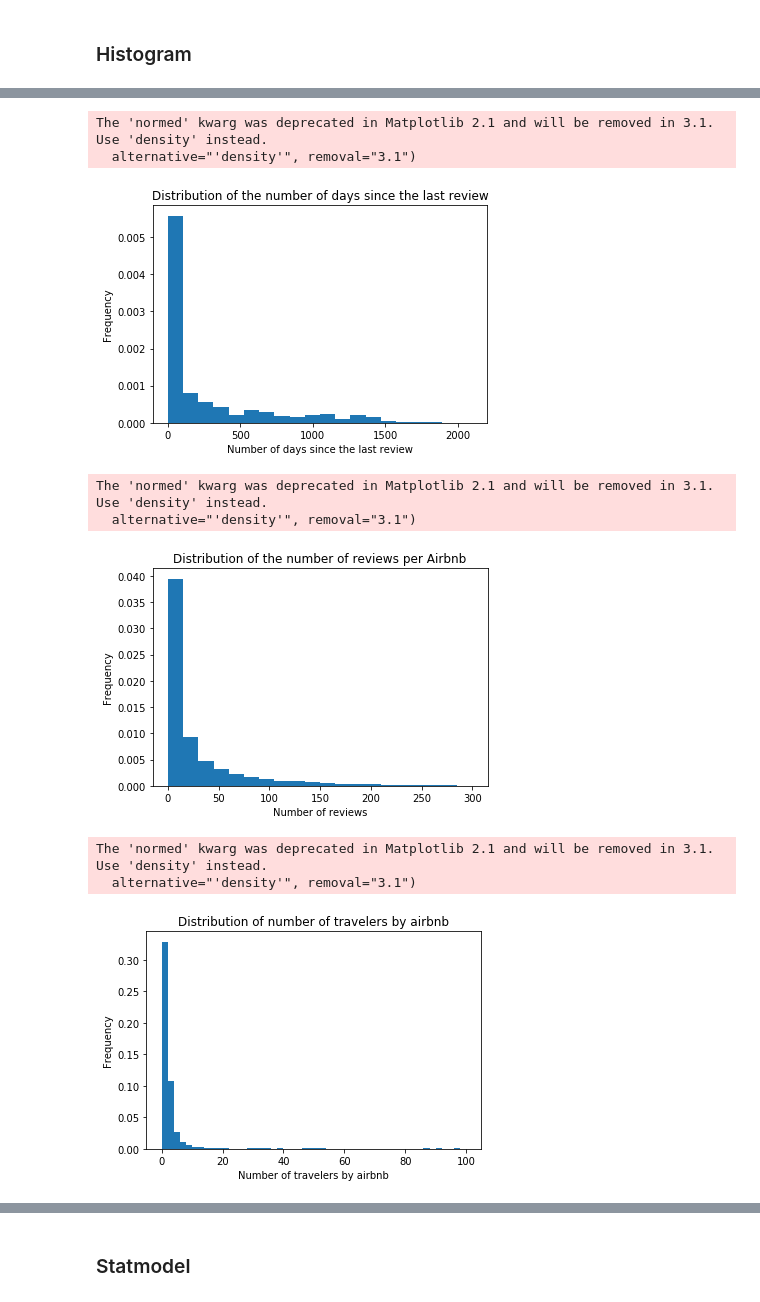
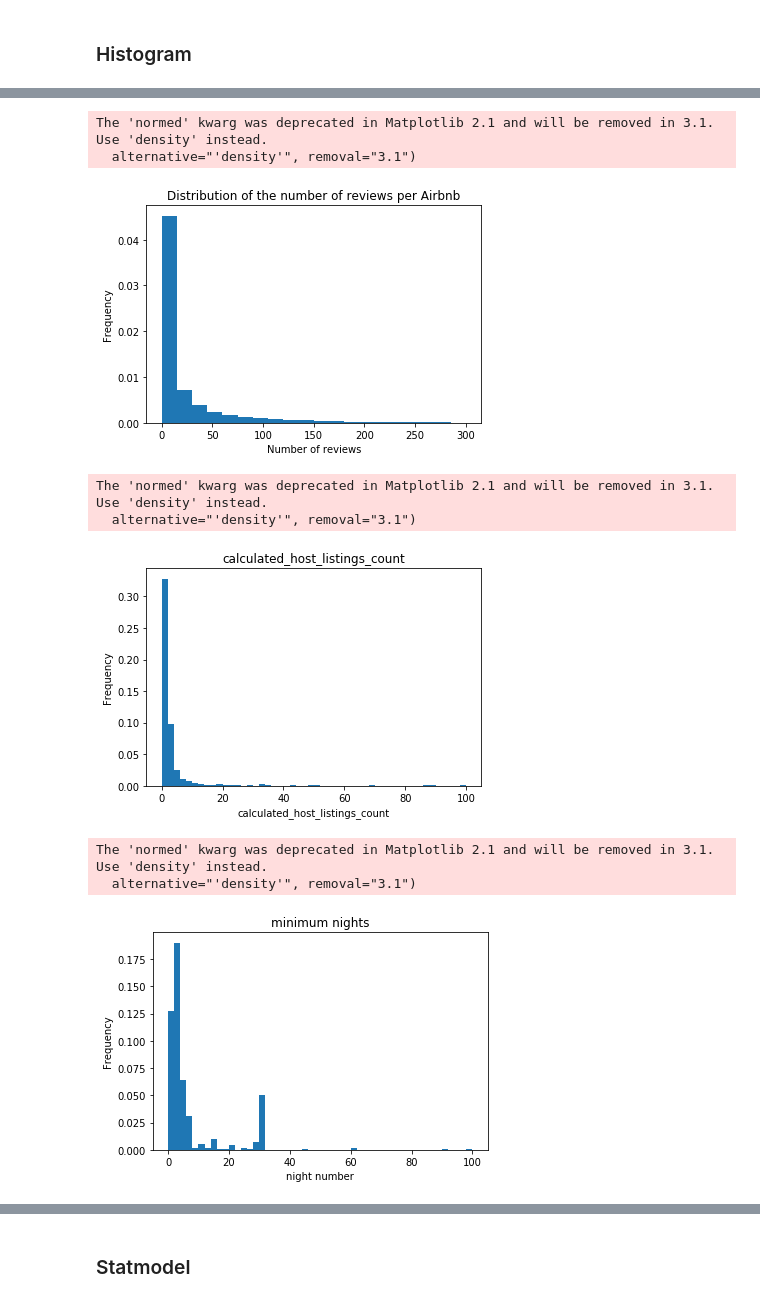
Before and after one commit to DianeDrl/Project3_Prediction_travelers_Airbnb_NYC, a Jupyter notebook: NYC-Airbnb.ipynb, the cells around one changed output, grey strips where cells are left out. Drawn from its saved outputs; the diff is of its cells as text; code cells hidden in the pictures.

```diff
--- a/NYC-Airbnb.ipynb
+++ b/NYC-Airbnb.ipynb
@@ -213,2 +311,12 @@ airbnb.head()
 # %% [markdown]
 # Data Visualisation
+# %%
+df=pd.read_csv('listings.csv')
+#Count the total listings in each neighbourhood
+nh_counts = df['neighbourhood'].value_counts(dropna=False)
+
+#Get the average price of listings in each neighbourhood
+nh_price = df.groupby('neighbourhood')['price'].mean().sort_values(ascending=False)
+
+# This shows the popularity of different neighbourhoods in New York
+nh_avail = df.groupby('neighbourhood')['availability_365'].mean().sort_values(ascending=False)
@@ -463,27 +621,27 @@ The 'normed' kwarg was deprecated in Matplotlib 2.1 and will be removed in 3.1.
 # %%
-airbnb.plot(y='days_since_last_review', kind='hist', bins=20 , range=(0,2100) , normed=True , legend=None)
-plt.xlabel('Number of days since the last review')
-plt.title('Distribution of the number of days since the last review')
+df.plot(y='number_of_reviews', kind='hist', bins=20 , range=(0,300) , normed=True , legend=None)
+plt.xlabel('Number of reviews')
+plt.title('Distribution of the number of reviews per Airbnb')
 plt.show()
 # %% [output]
 The 'normed' kwarg was deprecated in Matplotlib 2.1 and will be removed in 3.1. Use 'density' instead.
   alternative="'density'", removal="3.1")
-[figure, old version]
+[figure, new version]
 # %%
-airbnb.plot(y='number_of_reviews', kind='hist', bins=20 , range=(0,300) , normed=True , legend=None)
-plt.xlabel('Number of reviews')
-plt.title('Distribution of the number of reviews per Airbnb')
+df.plot(y='calculated_host_listings_count', kind='hist', bins=50 , range=(0,100) , normed=True , legend=None)
+plt.xlabel('calculated_host_listings_count')
+plt.title('calculated_host_listings_count')
 plt.show()
 # %% [output]
 The 'normed' kwarg was deprecated in Matplotlib 2.1 and will be removed in 3.1. Use 'density' instead.
   alternative="'density'", removal="3.1")
-[figure, old version]
+[figure, new version]
 # %%
-airbnb.plot(y='calculated_host_listings_count', kind='hist', bins=50 , range=(0,100) , normed=True , legend=None)
-plt.xlabel('Number of travelers by airbnb')
-plt.title('Distribution of number of travelers by airbnb')
+df.plot(y='minimum_nights', kind='hist', bins=50 , range=(0,100) , normed=True , legend=None)
+plt.xlabel('night number')
+plt.title('minimum nights')
 plt.show()
 # %% [output]
 The 'normed' kwarg was deprecated in Matplotlib 2.1 and will be removed in 3.1. Use 'density' instead.
   alternative="'density'", removal="3.1")
-[figure, old version]
+[figure, new version]
```
Also changed, not shown: parts of 125 cells of this notebook, 2 other files.
